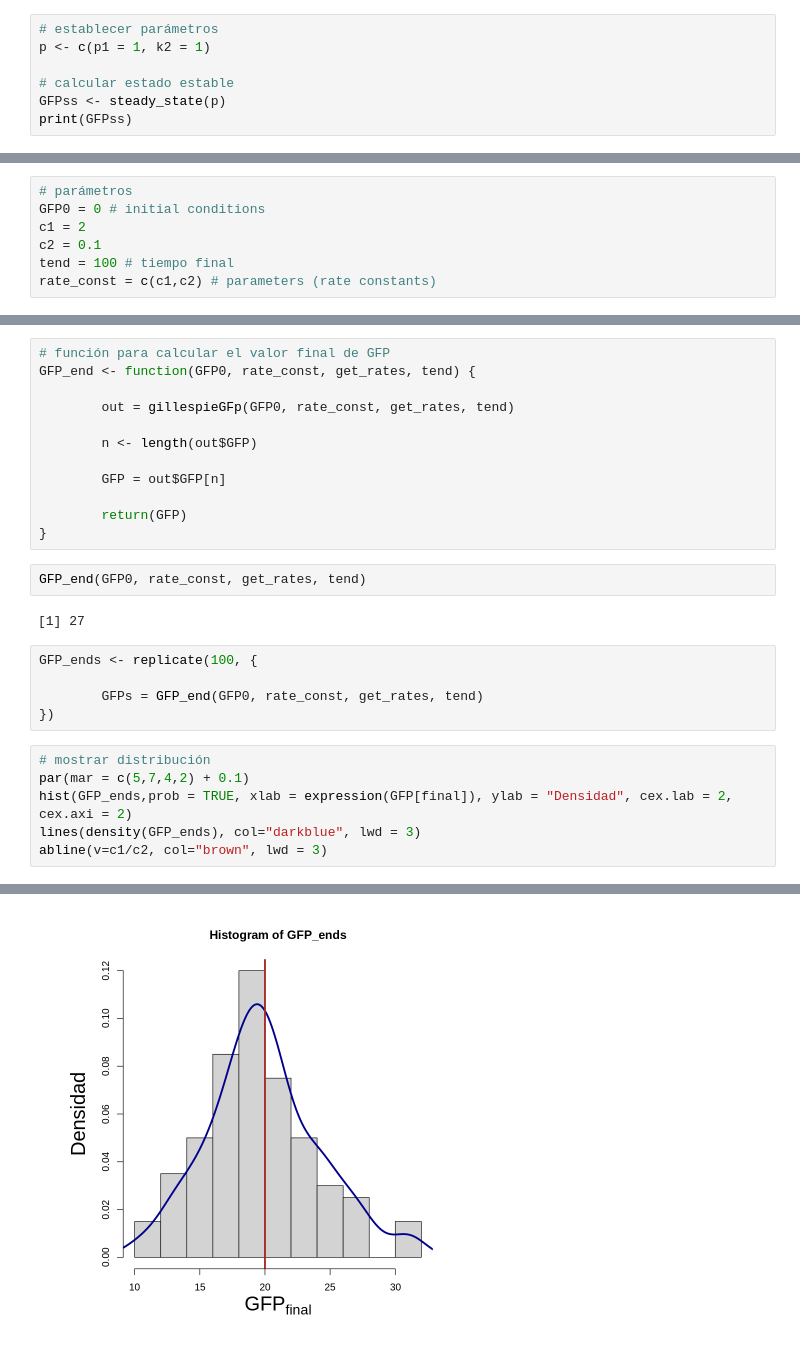
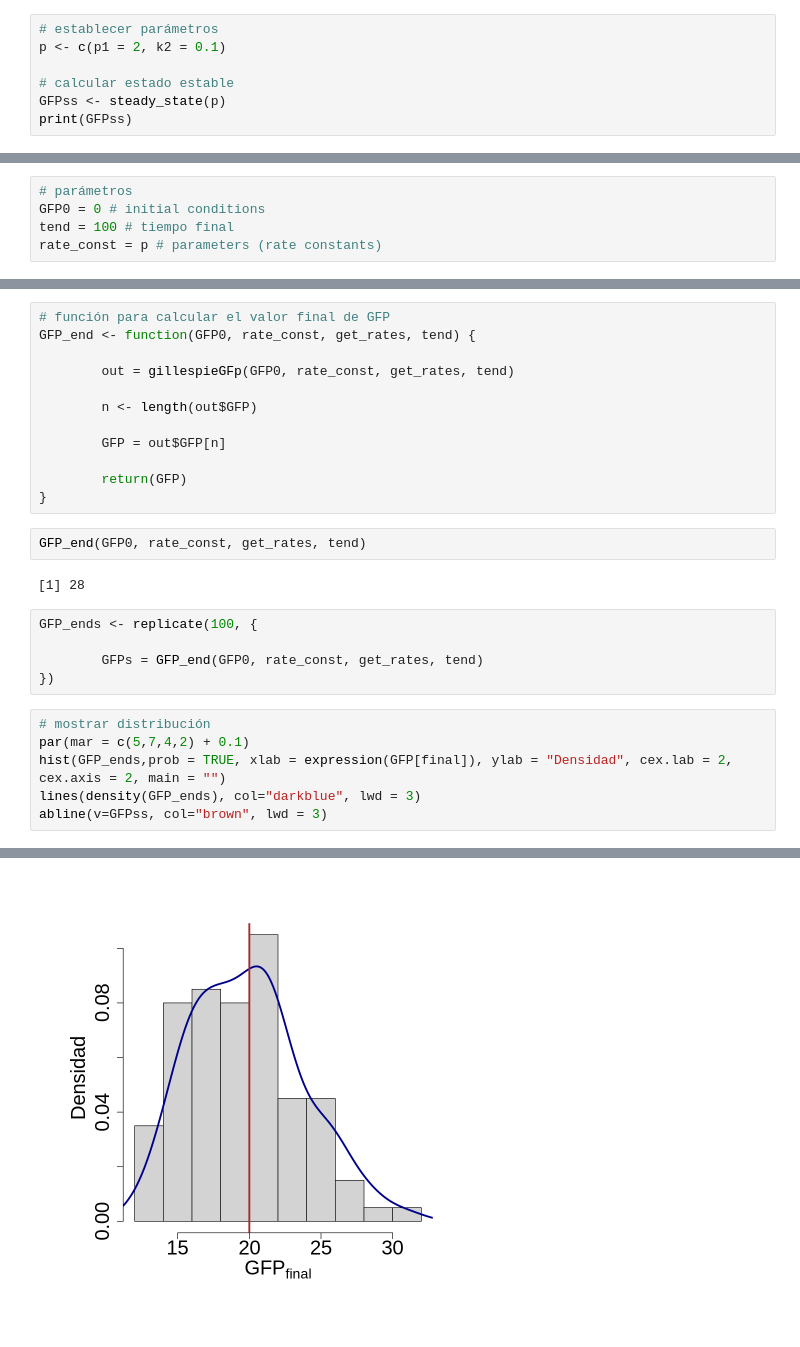
Before and after one commit to sysbio-unam/practicas-computacionales, a Jupyter notebook: algoritmo_Gillespie.ipynb, the cells around one changed output, grey strips where cells are left out. Saved outputs shown, nothing was run; the diff lists cells and outputs as text.

```diff
--- a/algoritmo_Gillespie.ipynb
+++ b/algoritmo_Gillespie.ipynb
@@ -66,7 +66,7 @@ steady_state <- function(p) {
 }
 # %%
 # establecer parámetros
-p <- c(p1 = 1, k2 = 1)
+p <- c(p1 = 2, k2 = 0.1)
 
 # calcular estado estable
 GFPss <- steady_state(p)
@@ -121,10 +121,8 @@ gillespieGFp = function(GFP0, rate_const, get_rates, tend) {
 # %%
 # parámetros
 GFP0 = 0 # initial conditions
-c1 = 2
-c2 = 0.1
 tend = 100 # tiempo final
-rate_const = c(c1,c2) # parameters (rate constants)
+rate_const = p # parameters (rate constants)
 # %%
 # correr algoritmo
 out = gillespieGFp(GFP0, rate_const, get_rates, tend)
@@ -151,7 +149,7 @@ GFP_end <- function(GFP0, rate_const, get_rates, tend) {
 # %%
 GFP_end(GFP0, rate_const, get_rates, tend)
 # %% [output]
-[1] 27
+[1] 28
 # %%
 GFP_ends <- replicate(100, {
 
@@ -160,7 +158,7 @@ GFP_ends <- replicate(100, {
 # %%
 # mostrar distribución
 par(mar = c(5,7,4,2) + 0.1)
-hist(GFP_ends,prob = TRUE, xlab = expression(GFP[final]), ylab = "Densidad", cex.lab = 2, cex.axi = 2)
+hist(GFP_ends,prob = TRUE, xlab = expression(GFP[final]), ylab = "Densidad", cex.lab = 2, cex.axis = 2, main = "")
 lines(density(GFP_ends), col="darkblue", lwd = 3)
-abline(v=c1/c2, col="brown", lwd = 3)
+abline(v=GFPss, col="brown", lwd = 3)
 # %% [output]
@@ -175,2 +165,2 @@ Warning message in axis(2, ...):
-[figure, old version]
+[figure, new version]
 # %% [markdown]
```
Also changed, not shown: parts of 16 cells of this notebook.
